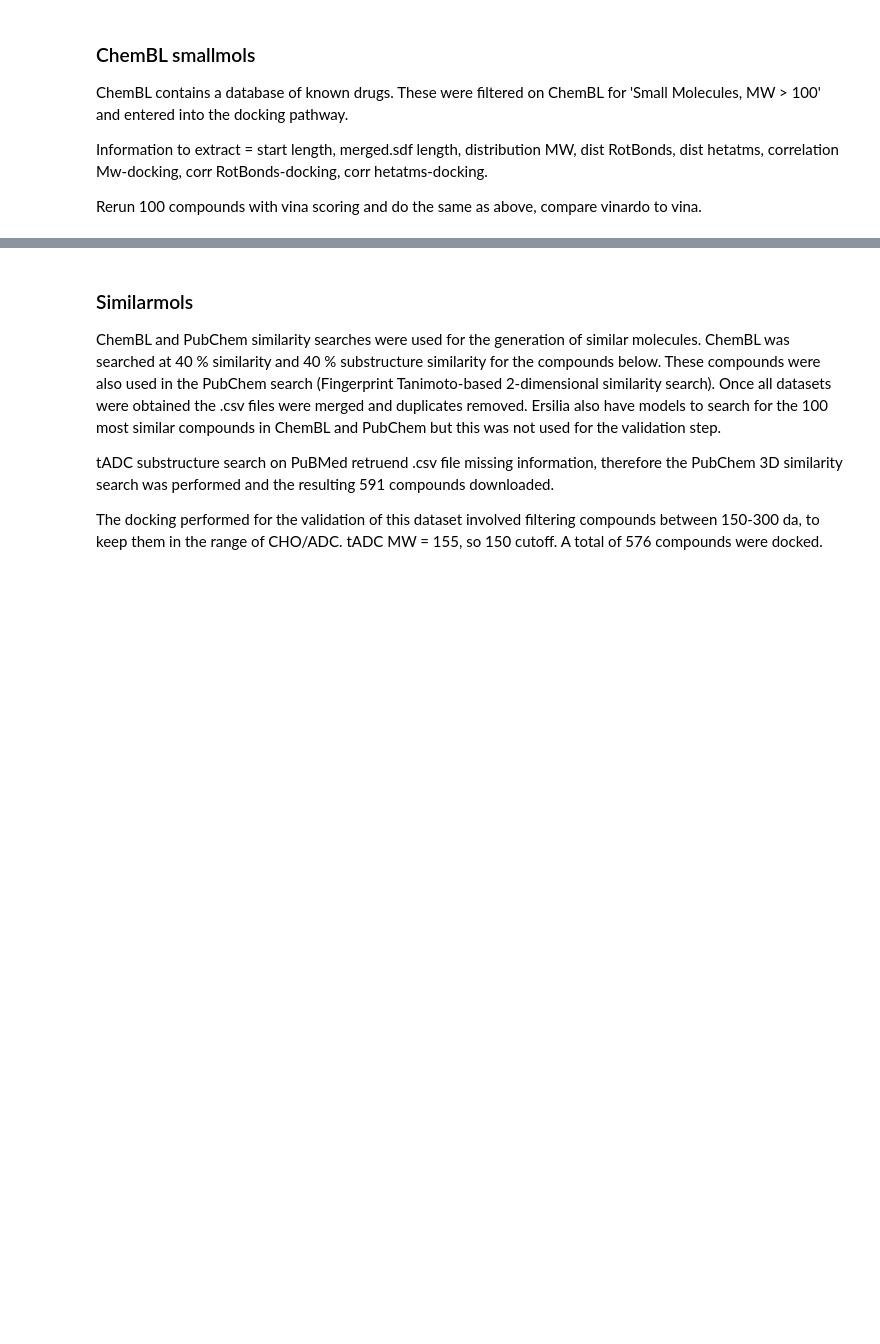
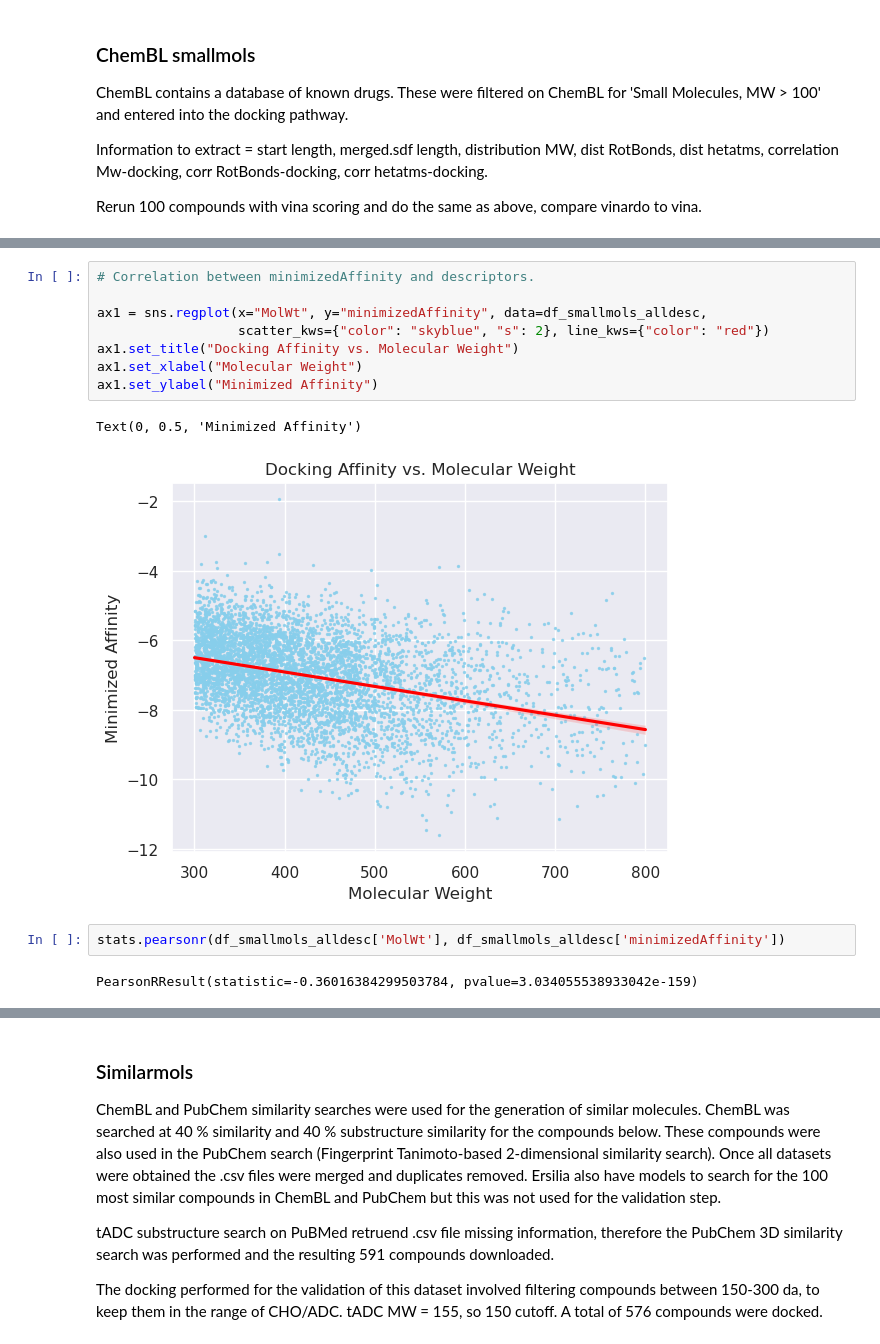
Before and after one commit to lynden95/novel-pabb-inhibitors-eos, a Jupyter notebook: notebooks/validation.ipynb, the cells around one changed output, grey strips where cells are left out. Saved outputs shown, nothing was run; the diff lists cells and outputs as text; blank space fills up the shorter version.

```diff
--- a/notebooks/validation.ipynb
+++ b/notebooks/validation.ipynb
@@ -30,0 +77,15 @@ Rerun 100 compounds with vina scoring and do the same as above, compare vinardo
+# %%
+# Correlation between minimizedAffinity and descriptors.
+
+ax1 = sns.regplot(x="MolWt", y="minimizedAffinity", data=df_smallmols_alldesc,
+                  scatter_kws={"color": "skyblue", "s": 2}, line_kws={"color": "red"})
+ax1.set_title("Docking Affinity vs. Molecular Weight")
+ax1.set_xlabel("Molecular Weight")
+ax1.set_ylabel("Minimized Affinity")
+# %% [output]
+Text(0, 0.5, 'Minimized Affinity')
+[figure, added]
+# %%
+stats.pearsonr(df_smallmols_alldesc['MolWt'], df_smallmols_alldesc['minimizedAffinity'])
+# %% [output]
+PearsonRResult(statistic=-0.36016384299503784, pvalue=3.034055538933042e-159)
```
Also changed, not shown: parts of 40 cells of this notebook, 15 other files.
